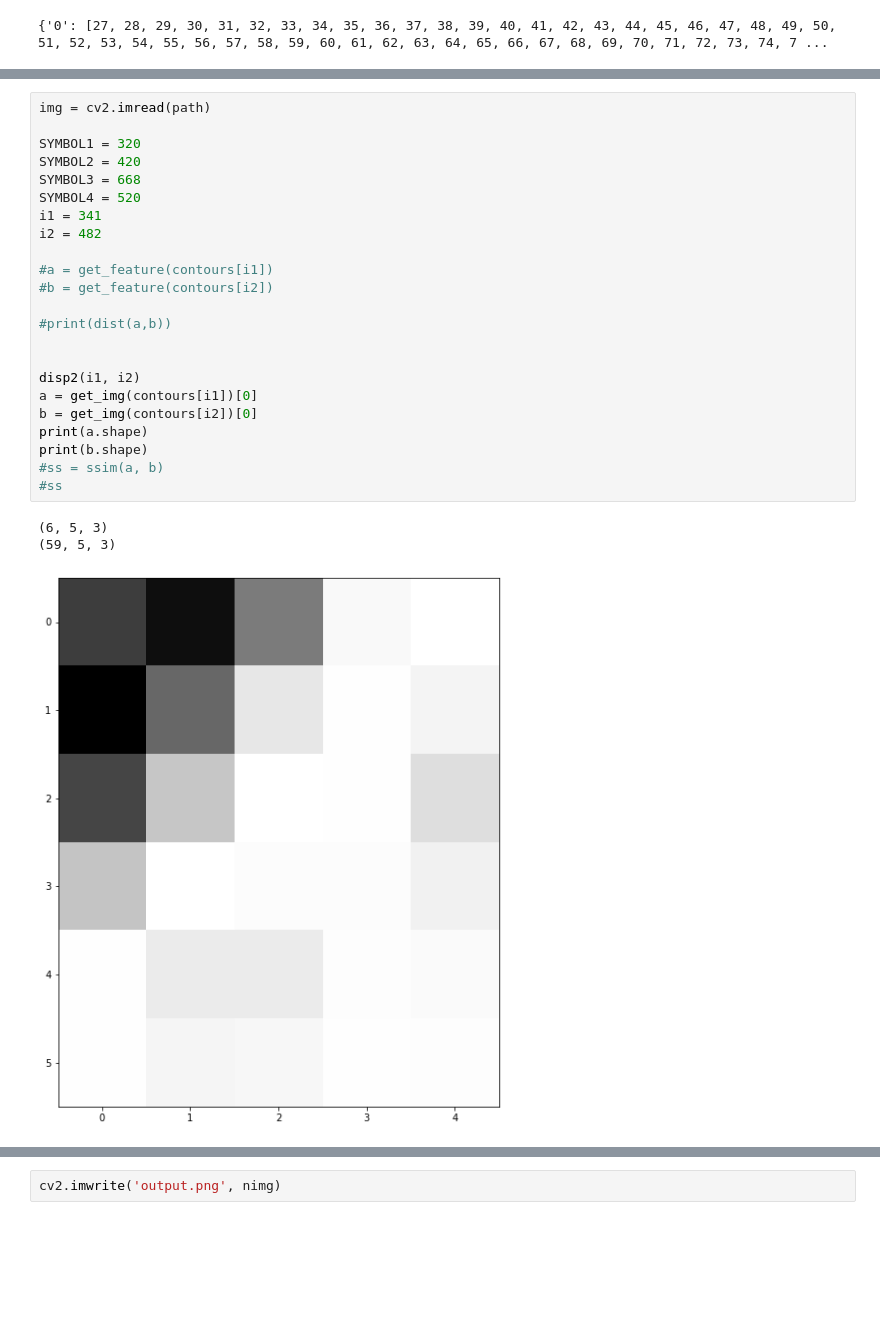
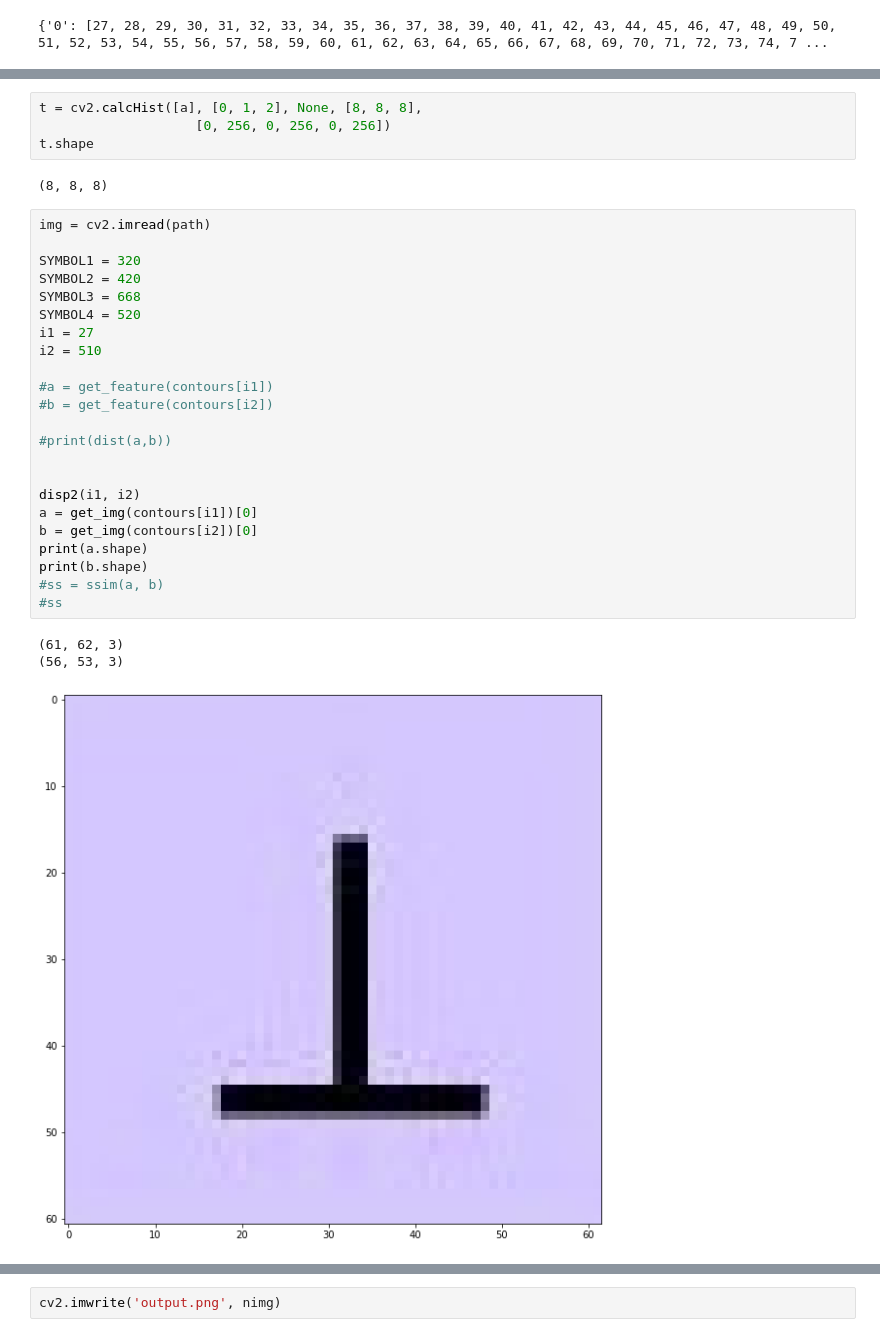
Before and after one commit to Hisan-007/SymbolColorizer, a Jupyter notebook: Untitled.ipynb, the cells around one changed output, grey strips where cells are left out. Drawn from its saved outputs; the diff is of its cells as text; blank space fills up the shorter version.

```diff
--- a/Untitled.ipynb
+++ b/Untitled.ipynb
@@ -199,27 +207,33 @@ print(d)
+# %%
+t = cv2.calcHist([a], [0, 1, 2], None, [8, 8, 8],
+                    [0, 256, 0, 256, 0, 256])
+t.shape
+# %% [output]
+(8, 8, 8)
 # %%
 img = cv2.imread(path)
 
 SYMBOL1 = 320
 SYMBOL2 = 420
 SYMBOL3 = 668
 SYMBOL4 = 520
-i1 = 341
-i2 = 482
+i1 = 27
+i2 = 510
 
 #a = get_feature(contours[i1])
 #b = get_feature(contours[i2])
 
 #print(dist(a,b))
 
 
 disp2(i1, i2)
 a = get_img(contours[i1])[0]
 b = get_img(contours[i2])[0]
 print(a.shape)
 print(b.shape)
 #ss = ssim(a, b)
 #ss
 # %% [output]
-(6, 5, 3)
-(59, 5, 3)
+(61, 62, 3)
+(56, 53, 3)
-[figure, old version]
+[figure, new version]
```
Also changed, not shown: parts of 8 cells of this notebook, 6 other files.
